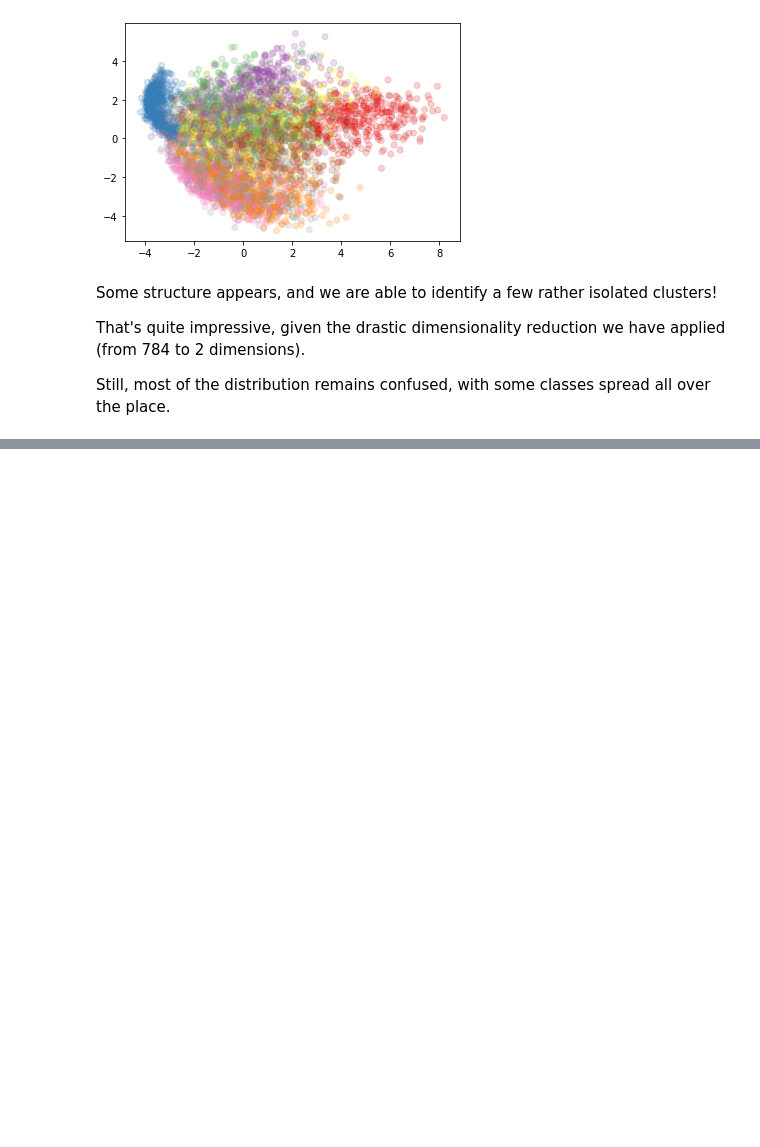
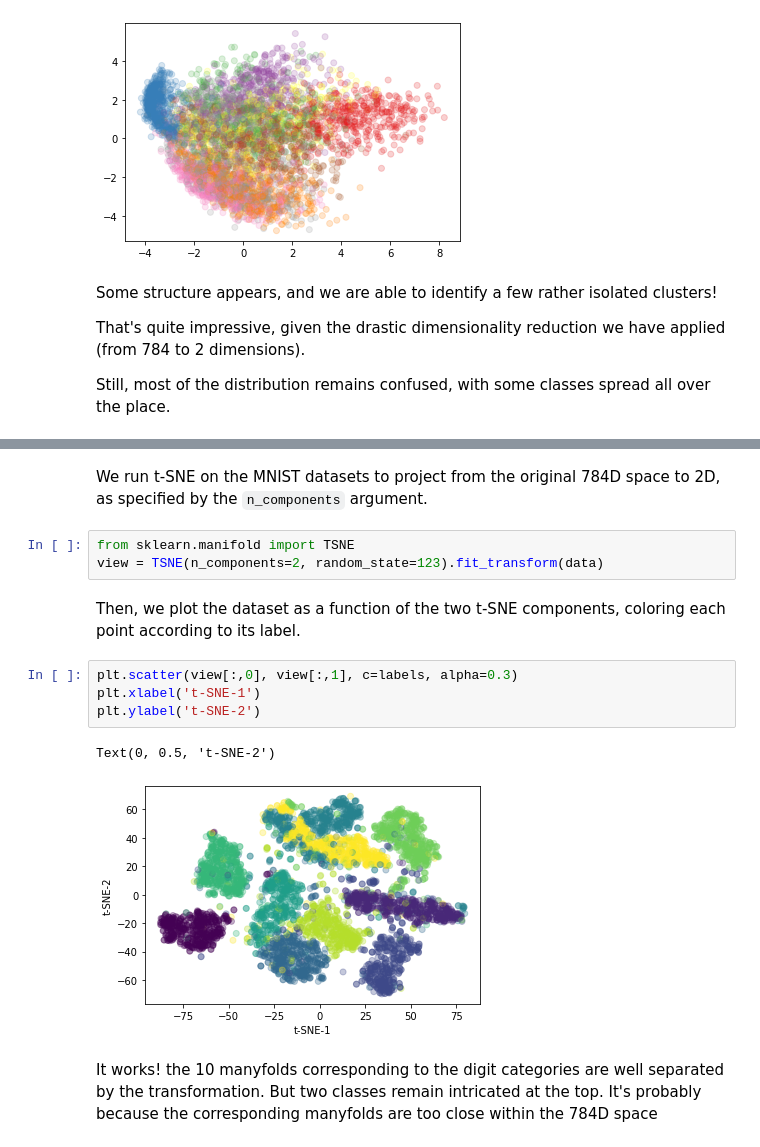
Before and after one commit to cbernet/introduction_machine_learning, a Jupyter notebook: notebooks/unsupervised_learning/visualizing_datasets.ipynb, the cells around one changed output, grey strips where cells are left out. Drawn from its saved outputs; the diff is of its cells as text; blank space fills up the shorter version.

```diff
--- a/notebooks/unsupervised_learning/visualizing_datasets.ipynb
+++ b/notebooks/unsupervised_learning/visualizing_datasets.ipynb
@@ -362,0 +381,16 @@ Still, most of the distribution remains confused, with some classes spread all o
+# %% [markdown]
+We run t-SNE on the MNIST datasets to project from the original 784D space to 2D, as specified by the `n_components` argument.
+# %%
+from sklearn.manifold import TSNE
+view = TSNE(n_components=2, random_state=123).fit_transform(data)
+# %% [markdown]
+Then, we plot the dataset as a function of the two t-SNE components, coloring each point according to its label.
+# %%
+plt.scatter(view[:,0], view[:,1], c=labels, alpha=0.3)
+plt.xlabel('t-SNE-1')
+plt.ylabel('t-SNE-2')
+# %% [output]
+Text(0, 0.5, 't-SNE-2')
+[figure, added]
+# %% [markdown]
+It works! the 10 manyfolds corresponding to the digit categories are well separated by the transformation. But two classes remain intricated at the top. It's probably because the corresponding manyfolds are too close within the 784D space
```
Also changed, not shown: parts of 16 cells of this notebook, 2 other files.
